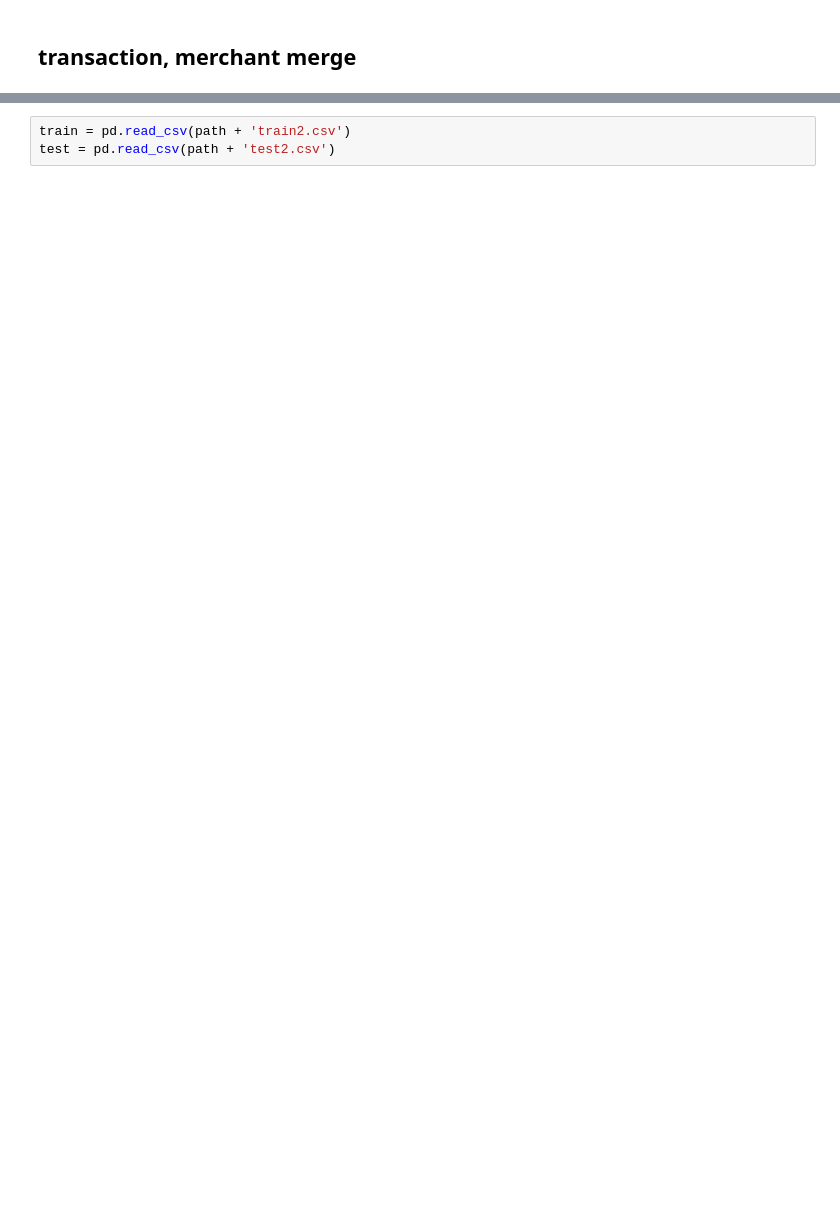
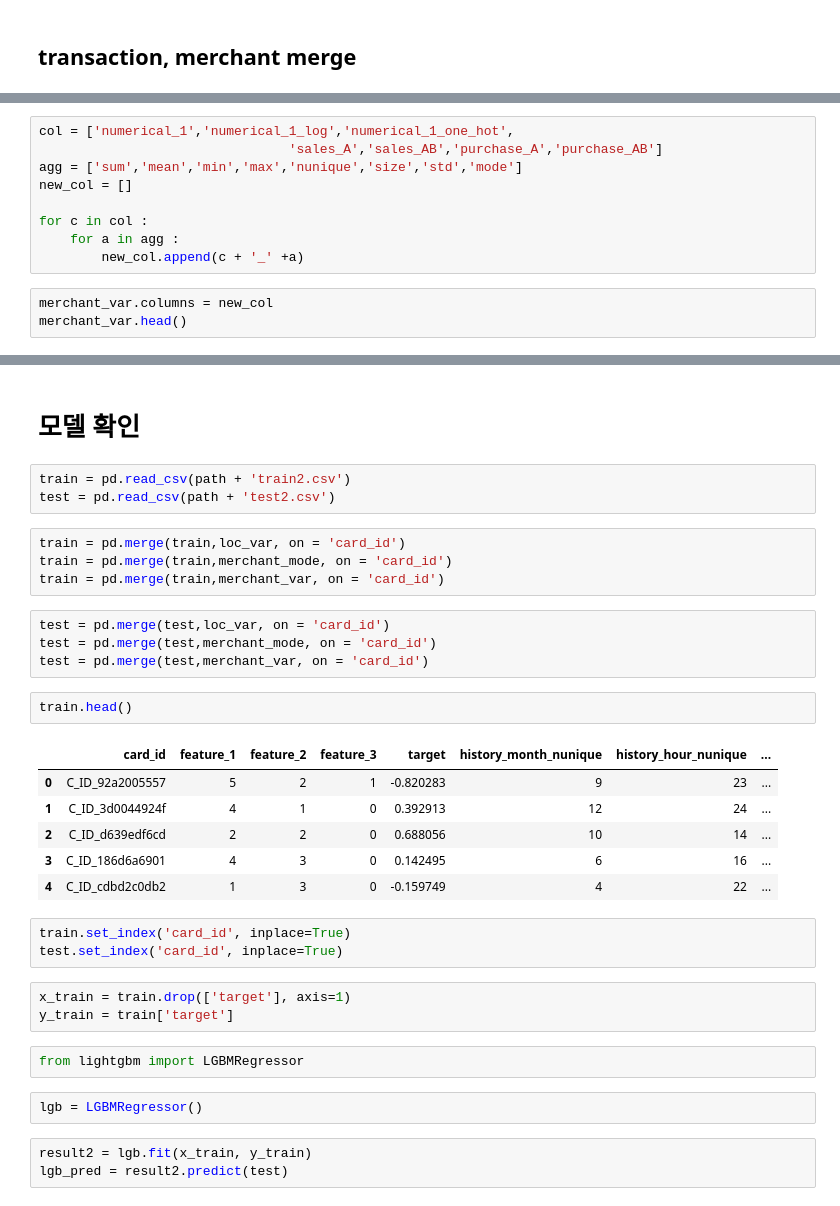
Before and after one commit to miniii222/kaggle, a Jupyter notebook: Elo_Merchant_Category_Recommendation/modeling/2-4.New_Feature_Merchant.ipynb, the cells around one changed output, grey strips where cells are left out. Cells and saved outputs as stored; diff of their text form; blank space fills up the shorter version.

```diff
--- a/Elo_Merchant_Category_Recommendation/modeling/2-4.New_Feature_Merchant.ipynb
+++ b/Elo_Merchant_Category_Recommendation/modeling/2-4.New_Feature_Merchant.ipynb
@@ -346,0 +428,12 @@ trans_mer.head()
+# %%
+col = ['numerical_1','numerical_1_log','numerical_1_one_hot',
+                                'sales_A','sales_AB','purchase_A','purchase_AB']
+agg = ['sum','mean','min','max','nunique','size','std','mode']
+new_col = []
+
+for c in col :
+    for a in agg :
+        new_col.append(c + '_' +a)
+# %%
+merchant_var.columns = new_col
+merchant_var.head()
@@ -347,3 +448,35 @@ trans_mer.head()
+# %% [markdown]
+# 모델 확인
 # %%
 train = pd.read_csv(path + 'train2.csv')
 test = pd.read_csv(path + 'test2.csv')
+# %%
+train = pd.merge(train,loc_var, on = 'card_id')
+train = pd.merge(train,merchant_mode, on = 'card_id')
+train = pd.merge(train,merchant_var, on = 'card_id')
+# %%
+test = pd.merge(test,loc_var, on = 'card_id')
+test = pd.merge(test,merchant_mode, on = 'card_id')
+test = pd.merge(test,merchant_var, on = 'card_id')
+# %%
+train.head()
+# %% [output]
+|  | card_id | feature_1 | feature_2 | feature_3 | target | history_month_nunique | history_hour_nunique | ... |
+| 0 | C_ID_92a2005557 | 5 | 2 | 1 | -0.820283 | 9 | 23 | ... |
+| 1 | C_ID_3d0044924f | 4 | 1 | 0 | 0.392913 | 12 | 24 | ... |
+| 2 | C_ID_d639edf6cd | 2 | 2 | 0 | 0.688056 | 10 | 14 | ... |
+| 3 | C_ID_186d6a6901 | 4 | 3 | 0 | 0.142495 | 6 | 16 | ... |
+| 4 | C_ID_cdbd2c0db2 | 1 | 3 | 0 | -0.159749 | 4 | 22 | ... |
+# %%
+train.set_index('card_id', inplace=True)
+test.set_index('card_id', inplace=True)
+# %%
+x_train = train.drop(['target'], axis=1)
+y_train = train['target']
+# %%
+from lightgbm import LGBMRegressor
+# %%
+lgb = LGBMRegressor()
+# %%
+result2 = lgb.fit(x_train, y_train)
+lgb_pred = result2.predict(test)
```
Also changed, not shown: parts of 27 cells of this notebook.
